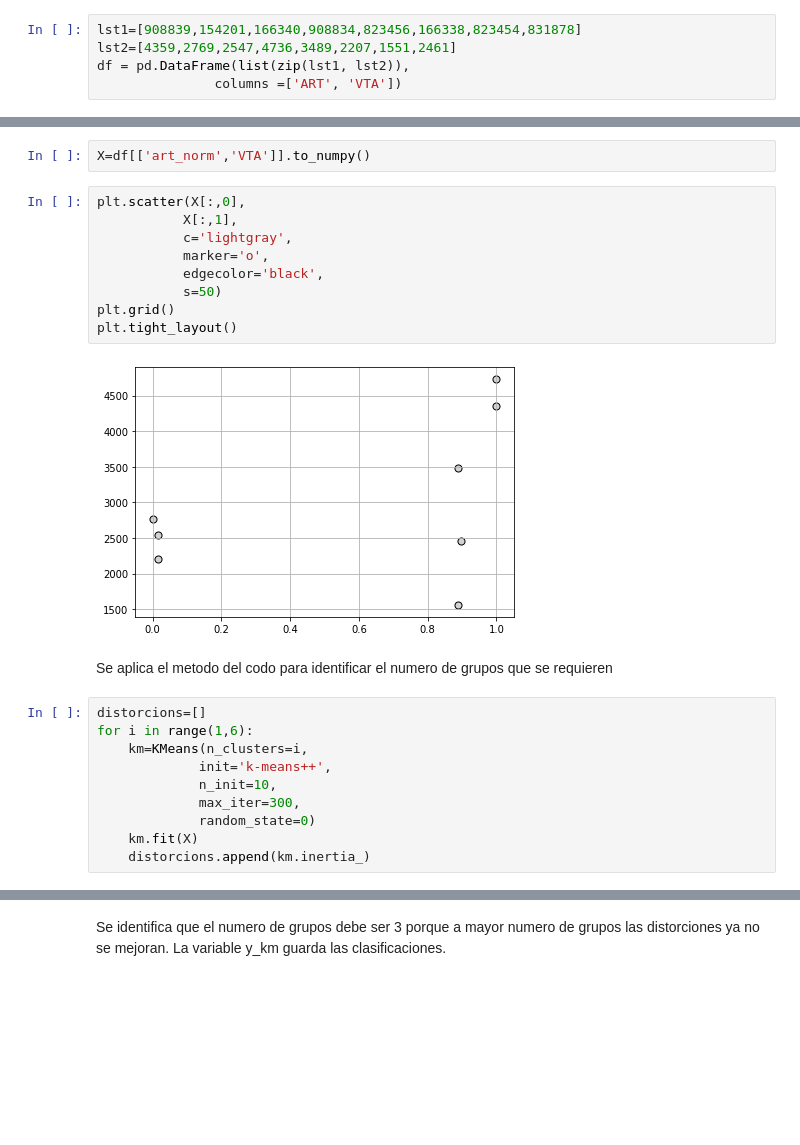
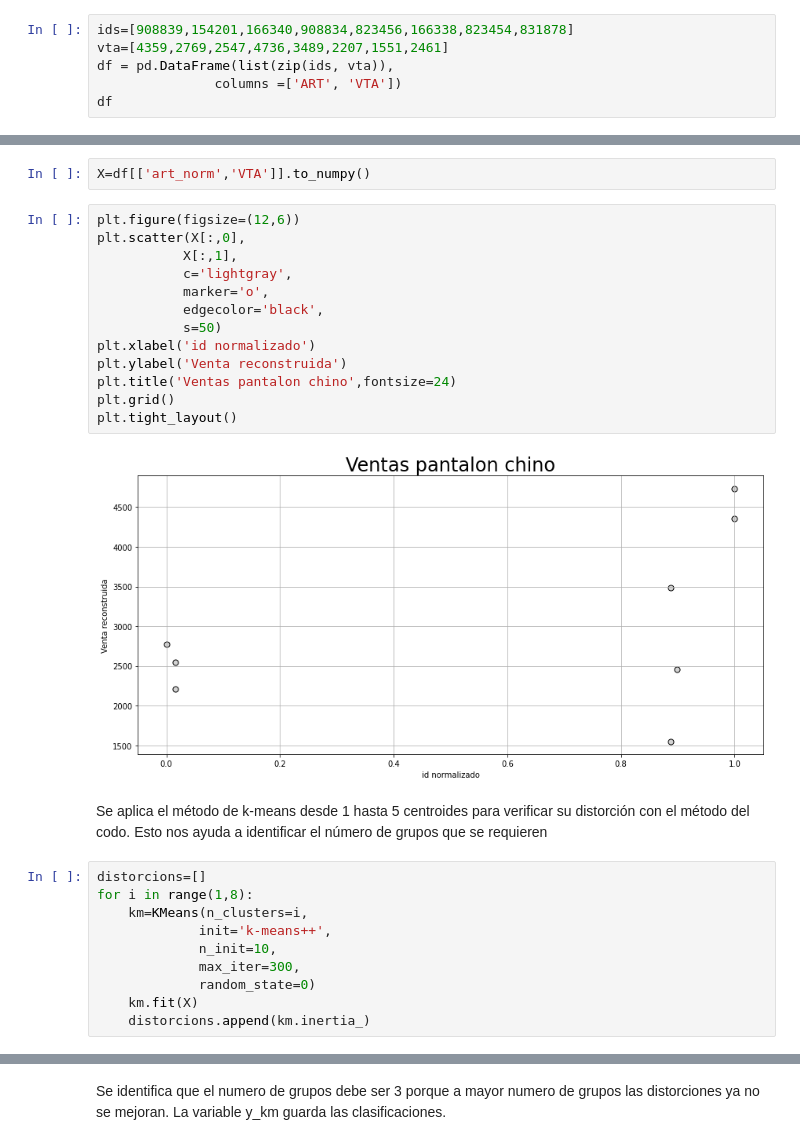
Before and after one commit to jcjimenezb123/PFM_PronosticoDemanda, a Jupyter notebook: KMeans_PantalonChino.ipynb, the cells around one changed output, grey strips where cells are left out. Saved outputs shown, nothing was run; the diff lists cells and outputs as text; blank space fills up the shorter version.

```diff
--- a/KMeans_PantalonChino.ipynb
+++ b/KMeans_PantalonChino.ipynb
@@ -48,5 +12,6 @@ df.head(5)
 # %%
-lst1=[908839,154201,166340,908834,823456,166338,823454,831878]
-lst2=[4359,2769,2547,4736,3489,2207,1551,2461]
-df = pd.DataFrame(list(zip(lst1, lst2)),
+ids=[908839,154201,166340,908834,823456,166338,823454,831878]
+vta=[4359,2769,2547,4736,3489,2207,1551,2461]
+df = pd.DataFrame(list(zip(ids, vta)),
                columns =['ART', 'VTA'])
+df
@@ -71,21 +48,25 @@ Se grafica la informacion sin agrupar
 # %%
 X=df[['art_norm','VTA']].to_numpy()
 # %%
+plt.figure(figsize=(12,6))
 plt.scatter(X[:,0],
            X[:,1],
            c='lightgray',
            marker='o',
            edgecolor='black',
            s=50)
+plt.xlabel('id normalizado')
+plt.ylabel('Venta reconstruida')
+plt.title('Ventas pantalon chino',fontsize=24)
 plt.grid()
 plt.tight_layout()
 # %% [output]
-[figure, old version]
+[figure, new version]
 # %% [markdown]
-Se aplica el metodo del codo para identificar el numero de grupos que se requieren
+Se aplica el método de k-means desde 1 hasta 5 centroides para verificar su distorción con el método del codo. Esto nos ayuda a identificar el número de grupos que se requieren
 # %%
 distorcions=[]
-for i in range(1,6):
+for i in range(1,8):
     km=KMeans(n_clusters=i,
              init='k-means++',
              n_init=10,
```
Also changed, not shown: parts of 21 cells of this notebook.
